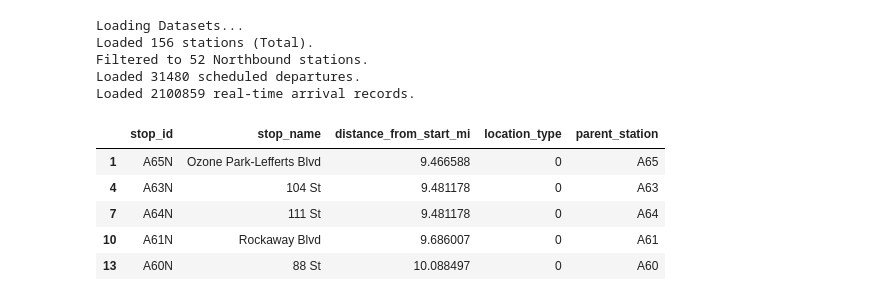
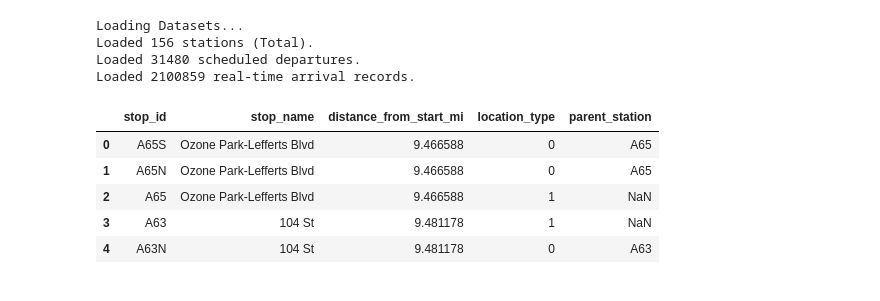
Before and after one commit to DanHerman212/headway-prediction, a Jupyter notebook: notebooks/3_data_merging.ipynb, the cells around one changed output. Saved outputs shown, nothing was run; the diff lists cells and outputs as text; code cells hidden in the pictures.

```diff
--- a/notebooks/3_data_merging.ipynb
+++ b/notebooks/3_data_merging.ipynb
@@ -16,42 +17,37 @@ REALTIME_ARRIVALS_FILE = "../data/nyc_subway_a_line_arrivals_2025.csv"
 # %%
 # load the datsets
 print("Loading Datasets...")
 
 # 1. static station map (space)
 station_map = pd.read_csv(STATION_MAP_FILE)
 print(f"Loaded {len(station_map)} stations (Total).")
-
-# FILTER: Keep only Northbound stations to avoid Directional Collision
-station_map = station_map[station_map['stop_id'].str.endswith('N')]
-print(f"Filtered to {len(station_map)} Northbound stations.")
 
 # 2. target schedule (intent)
 schedule_df = pd.read_csv(SCHEDULE_FILE)
 print(f"Loaded {len(schedule_df)} scheduled departures.")
 
 # 3 real time arrivals (reality)
 arrivals_df = pd.read_csv(REALTIME_ARRIVALS_FILE)
 
 # ensure timestamps are datetime objects
 arrivals_df['arrival_time'] = pd.to_datetime(arrivals_df['arrival_time'])
 
 print(f"Loaded {len(arrivals_df)} real-time arrival records.")
 
 # preview
 display(station_map.head())
 display(arrivals_df.head())
 # %% [output]
 Loading Datasets...
 Loaded 156 stations (Total).
-Filtered to 52 Northbound stations.
 Loaded 31480 scheduled departures.
 Loaded 2100859 real-time arrival records.
 |  | stop_id | stop_name | distance_from_start_mi | location_type | parent_station |
+| 0 | A65S | Ozone Park-Lefferts Blvd | 9.466588 | 0 | A65 |
 | 1 | A65N | Ozone Park-Lefferts Blvd | 9.466588 | 0 | A65 |
+| 2 | A65 | Ozone Park-Lefferts Blvd | 9.466588 | 1 | NaN |
+| 3 | A63 | 104 St | 9.481178 | 1 | NaN |
 | 4 | A63N | 104 St | 9.481178 | 0 | A63 |
-| 7 | A64N | 111 St | 9.481178 | 0 | A64 |
-| 10 | A61N | Rockaway Blvd | 9.686007 | 0 | A61 |
-| 13 | A60N | 88 St | 10.088497 | 0 | A60 |
 |  | trip_uid | route_id | direction | stop_id | stop_name | stop_lat | stop_lon | arrival_time |
 | 0 | 1749151110_A..S57R | A | S | A38S | Fulton St | 40.710197 | -74.007691 | 2025-06-06 00:00:00+00:00 |
 | 1 | 1749153120_A..N55R | A | N | H06N | Beach 67 St | 40.590927 | -73.796924 | 2025-06-06 00:00:02+00:00 |
```
Also changed, not shown: parts of 10 cells of this notebook, 2 other files.
